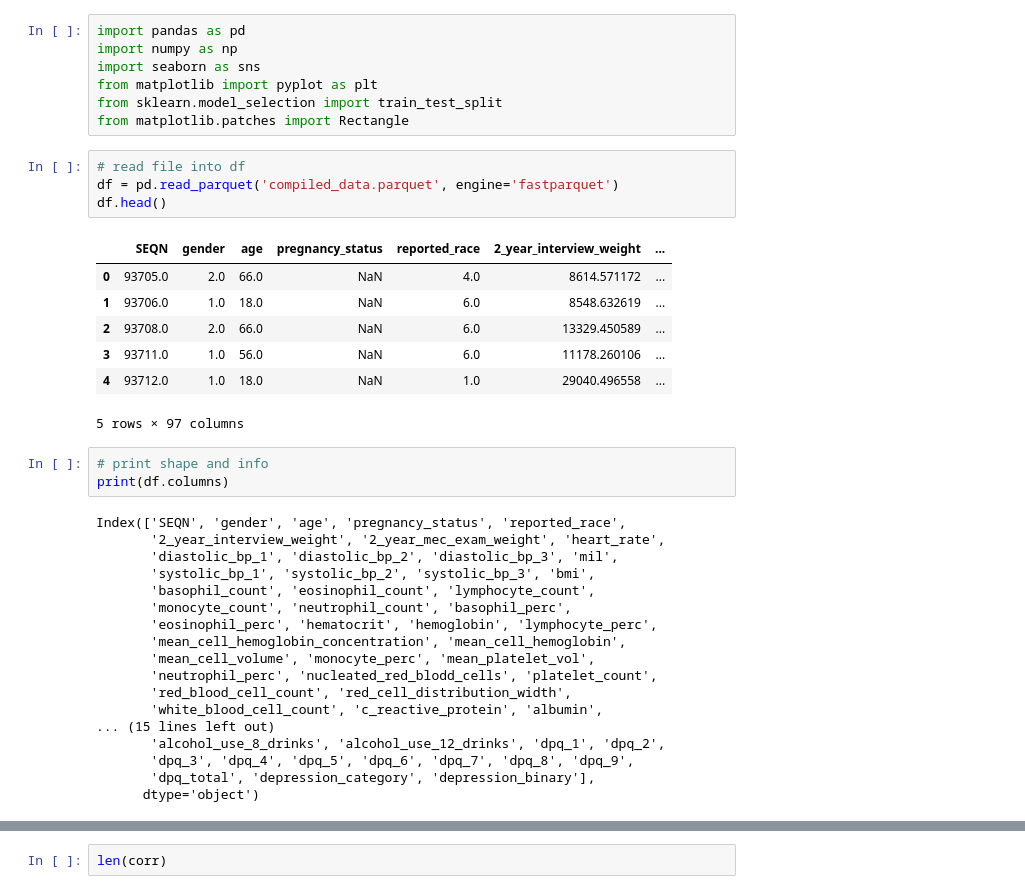
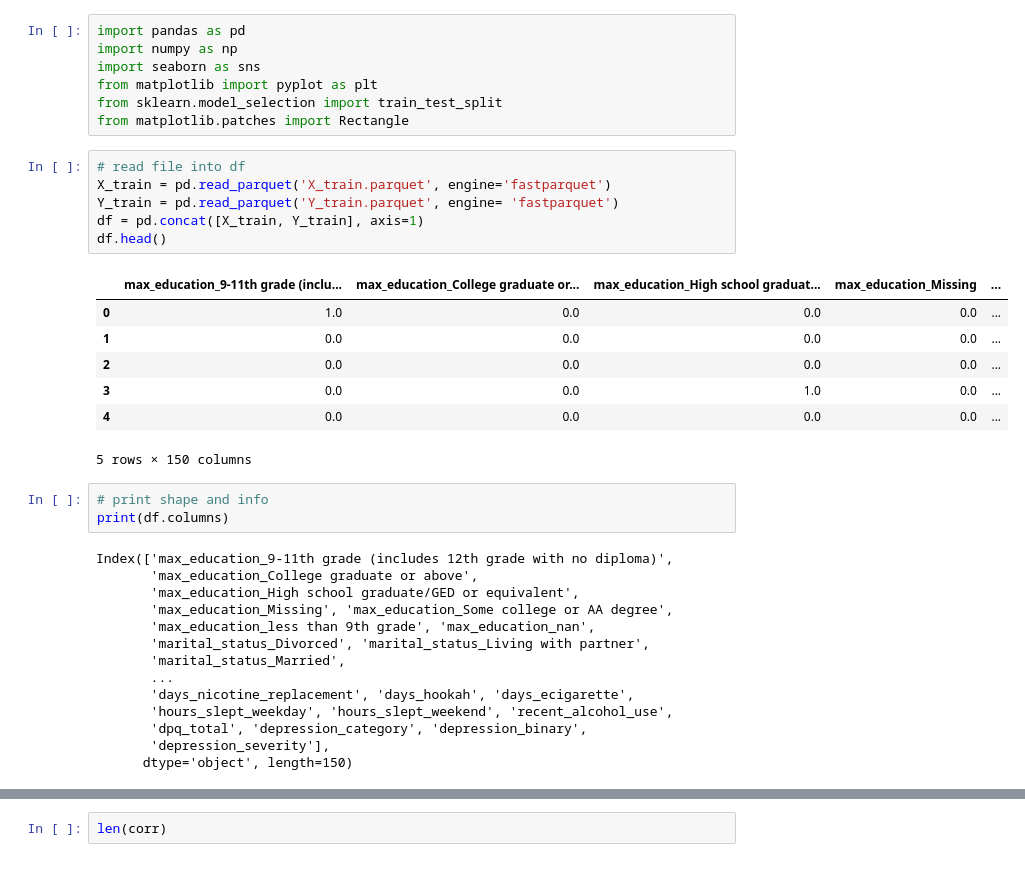
Before and after one commit to natdosan/data207-final-prject, a Jupyter notebook: src/jeff_eda.ipynb, the cells around one changed output, grey strips where cells are left out. Saved outputs shown, nothing was run; the diff lists cells and outputs as text.

```diff
--- a/src/jeff_eda.ipynb
+++ b/src/jeff_eda.ipynb
@@ -7,37 +7,35 @@ from sklearn.model_selection import train_test_split
 from matplotlib.patches import Rectangle
 # %%
 # read file into df
-df = pd.read_parquet('compiled_data.parquet', engine='fastparquet')
+X_train = pd.read_parquet('X_train.parquet', engine='fastparquet')
+Y_train = pd.read_parquet('Y_train.parquet', engine= 'fastparquet')
+df = pd.concat([X_train, Y_train], axis=1)
 df.head()
 # %% [output]
-|  | SEQN | gender | age | pregnancy_status | reported_race | 2_year_interview_weight | ... |
-| 0 | 93705.0 | 2.0 | 66.0 | NaN | 4.0 | 8614.571172 | ... |
-| 1 | 93706.0 | 1.0 | 18.0 | NaN | 6.0 | 8548.632619 | ... |
-| 2 | 93708.0 | 2.0 | 66.0 | NaN | 6.0 | 13329.450589 | ... |
-| 3 | 93711.0 | 1.0 | 56.0 | NaN | 6.0 | 11178.260106 | ... |
-| 4 | 93712.0 | 1.0 | 18.0 | NaN | 1.0 | 29040.496558 | ... |
+|  | max_education_9-11th grade (inclu... | max_education_College graduate or... | max_education_High school graduat... | max_education_Missing | ... |
+| 0 | 1.0 | 0.0 | 0.0 | 0.0 | ... |
+| 1 | 0.0 | 0.0 | 0.0 | 0.0 | ... |
+| 2 | 0.0 | 0.0 | 0.0 | 0.0 | ... |
+| 3 | 0.0 | 0.0 | 1.0 | 0.0 | ... |
+| 4 | 0.0 | 0.0 | 0.0 | 0.0 | ... |
-5 rows × 97 columns
+5 rows × 150 columns
 # %%
 # print shape and info
 print(df.columns)
 # %% [output]
-Index(['SEQN', 'gender', 'age', 'pregnancy_status', 'reported_race',
-       '2_year_interview_weight', '2_year_mec_exam_weight', 'heart_rate',
-       'diastolic_bp_1', 'diastolic_bp_2', 'diastolic_bp_3', 'mil',
-       'systolic_bp_1', 'systolic_bp_2', 'systolic_bp_3', 'bmi',
-       'basophil_count', 'eosinophil_count', 'lymphocyte_count',
-       'monocyte_count', 'neutrophil_count', 'basophil_perc',
-       'eosinophil_perc', 'hematocrit', 'hemoglobin', 'lymphocyte_perc',
-       'mean_cell_hemoglobin_concentration', 'mean_cell_hemoglobin',
-       'mean_cell_volume', 'monocyte_perc', 'mean_platelet_vol',
-       'neutrophil_perc', 'nucleated_red_blodd_cells', 'platelet_count',
-       'red_blood_cell_count', 'red_cell_distribution_width',
-       'white_blood_cell_count', 'c_reactive_protein', 'albumin',
-... (15 lines left out)
-       'alcohol_use_8_drinks', 'alcohol_use_12_drinks', 'dpq_1', 'dpq_2',
-       'dpq_3', 'dpq_4', 'dpq_5', 'dpq_6', 'dpq_7', 'dpq_8', 'dpq_9',
-       'dpq_total', 'depression_category', 'depression_binary'],
-      dtype='object')
+Index(['max_education_9-11th grade (includes 12th grade with no diploma)',
+       'max_education_College graduate or above',
+       'max_education_High school graduate/GED or equivalent',
+       'max_education_Missing', 'max_education_Some college or AA degree',
+       'max_education_less than 9th grade', 'max_education_nan',
+       'marital_status_Divorced', 'marital_status_Living with partner',
+       'marital_status_Married',
+       ...
+       'days_nicotine_replacement', 'days_hookah', 'days_ecigarette',
+       'hours_slept_weekday', 'hours_slept_weekend', 'recent_alcohol_use',
+       'dpq_total', 'depression_category', 'depression_binary',
+       'depression_severity'],
+      dtype='object', length=150)
 # %%
 df.dtypes.value_counts()
 # %% [output]
```
Also changed, not shown: parts of 7 cells of this notebook.
